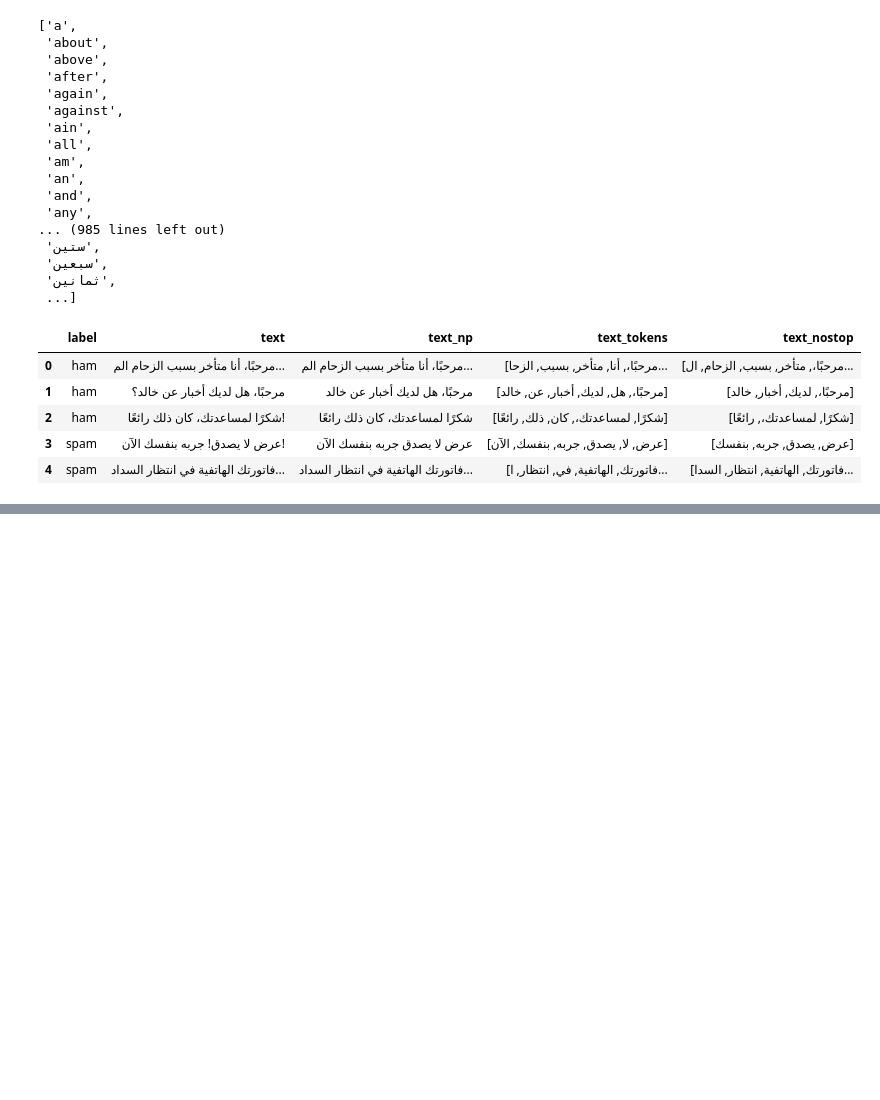
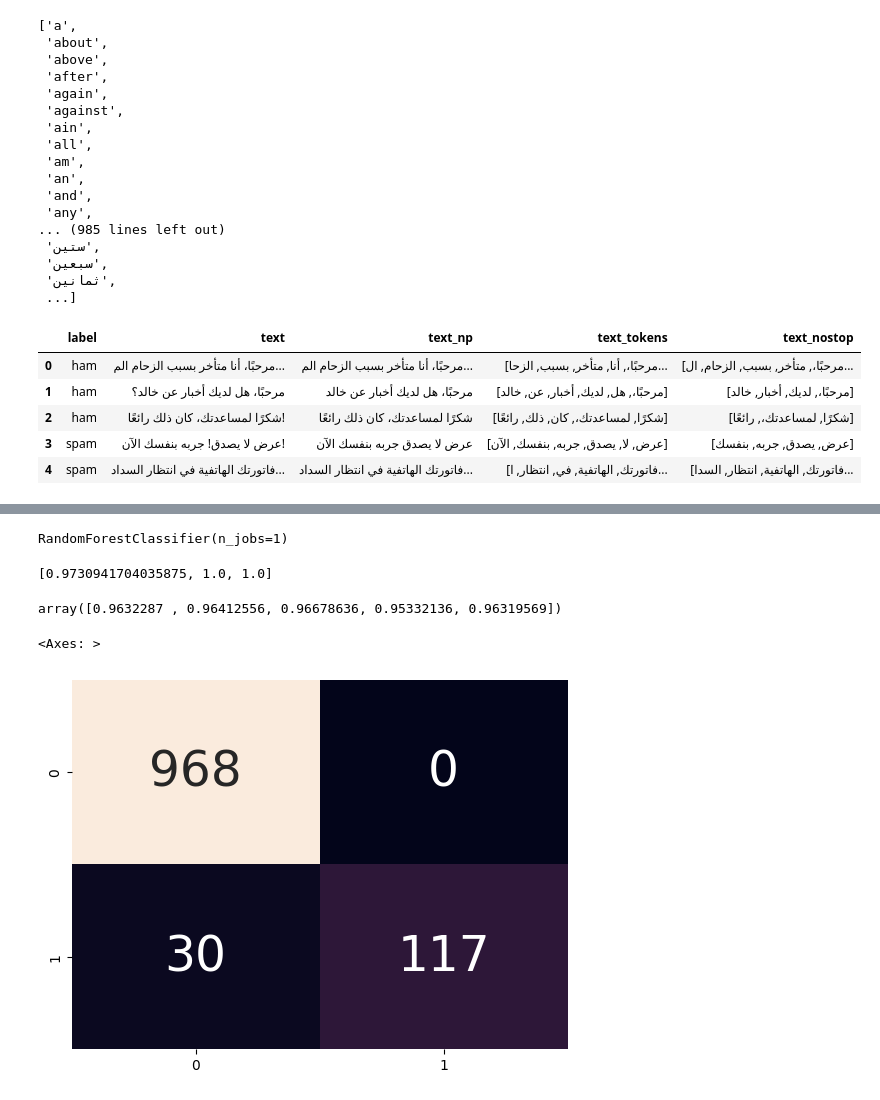
Before and after one commit to BenAliGhassen/Spam-Filter, a Jupyter notebook: SpamFilter.ipynb, the cells around one changed output, grey strips where cells are left out. Cells and saved outputs as stored; diff of their text form; code cells hidden in the pictures; blank space fills up the shorter version.

Commit message:
modele done

```diff
--- a/SpamFilter.ipynb
+++ b/SpamFilter.ipynb
@@ -270,0 +876,39 @@ dfAng.head(5)
+# %%
+modelAng= RandomForestClassifier(n_jobs=1)
+modelFr= RandomForestClassifier(n_jobs=1)
+modelAb= RandomForestClassifier(n_jobs=1)
+# %%
+modelAng.fit(X_train,y_train)
+modelFr.fit(X3_train,y3_train)
+modelAb.fit(X2_train,y2_train)
+# %% [output]
+RandomForestClassifier(n_jobs=1)
+# %%
+scores = [modelAng.score(X_test,y_test),modelAb.score(X2_test,y2_test),modelFr.score(X3_test,y3_test)]
+
+print(scores)
+# %% [output]
+[0.9730941704035875, 1.0, 1.0]
+# %%
+from sklearn.model_selection import KFold, cross_val_score
+
+k_fold = KFold(n_splits=5)
+
+cross_val_score(modelAng ,X,Y , cv=k_fold, scoring='accuracy',n_jobs=1)
+# %% [output]
+array([0.9632287 , 0.96412556, 0.96678636, 0.95332136, 0.96319569])
+# %%
+from sklearn.metrics import confusion_matrix
+
+y_pred = modelAng.predict(X_test)
+y2_pred = modelAb.predict(X2_test)
+y3_pred = modelFr.predict(X3_test)
+# %%
+cmAng=confusion_matrix(y_test,y_pred)
+cmAb=confusion_matrix(y2_test,y2_pred)
+cmFr=confusion_matrix(y3_test,y3_pred)
+# %%
+sns.heatmap(cmAng, annot=True, cbar=False, fmt='d',annot_kws={"size":35})
+# %% [output]
+<Axes: >
+[figure, added]
```
Also changed, not shown: parts of 40 cells of this notebook, 11 other files.
